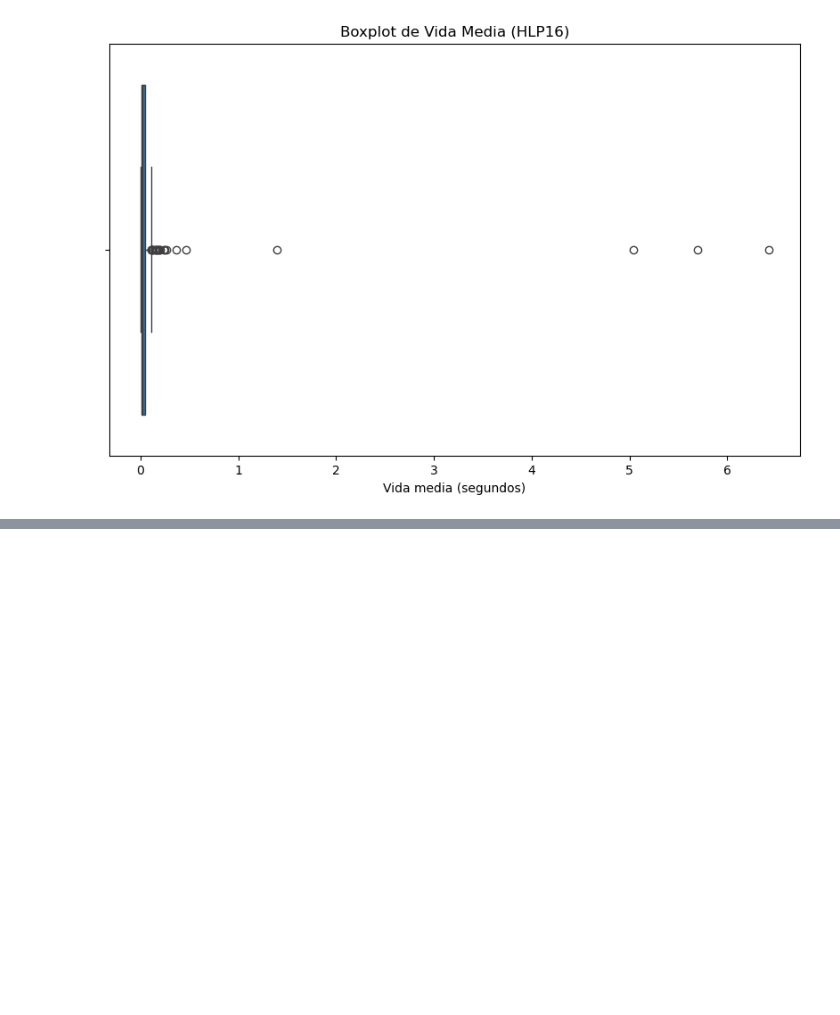
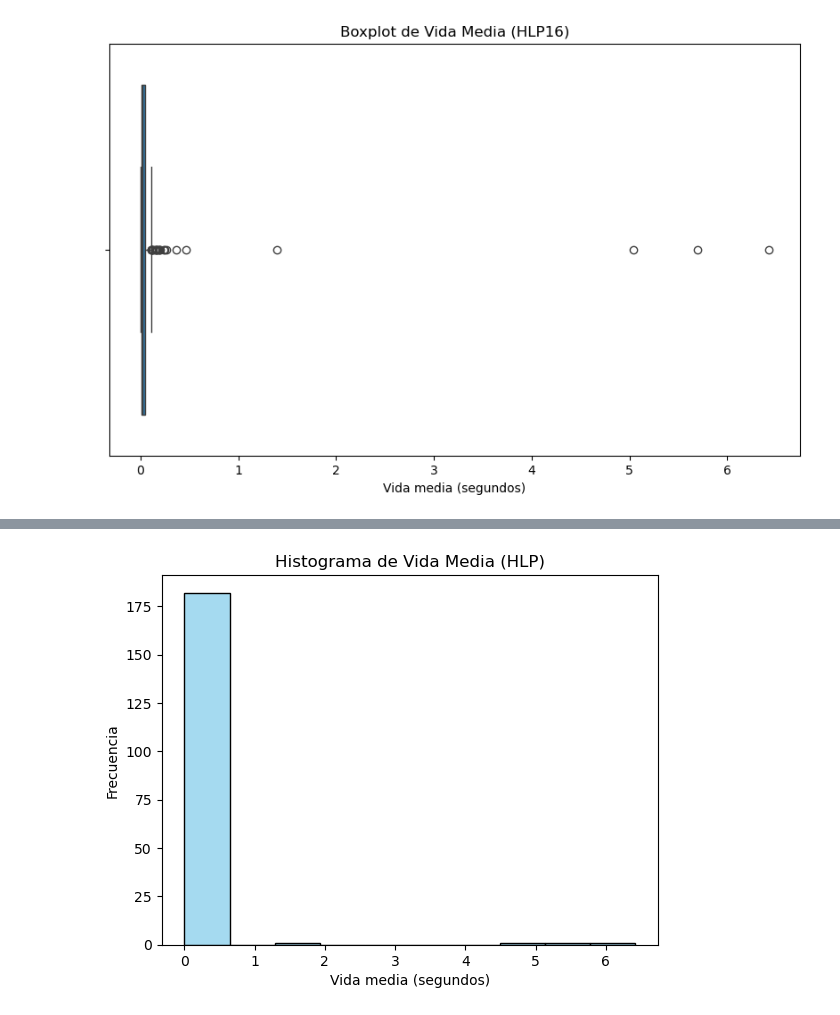
Before and after one commit to Jmartingar/Half-Life_Code, a Jupyter notebook: HLP/3.prev_analysis.ipynb, the cells around one changed output, grey strips where cells are left out. Saved outputs shown, nothing was run; the diff lists cells and outputs as text; code cells hidden in the pictures; blank space fills up the shorter version.

```diff
--- a/HLP/3.prev_analysis.ipynb
+++ b/HLP/3.prev_analysis.ipynb
@@ -68,0 +95,9 @@ plt.show()
+# %%
+sns.histplot(df_16['half_life_seconds'], bins=10, color='skyblue', kde=False)
+
+plt.xlabel('Vida media (segundos)')
+plt.ylabel('Frecuencia')
+plt.title('Histograma de Vida Media (HLP)')
+plt.show()
+# %% [output]
+[figure, added]
```
Also changed, not shown: parts of 5 cells of this notebook, 36 other files.
